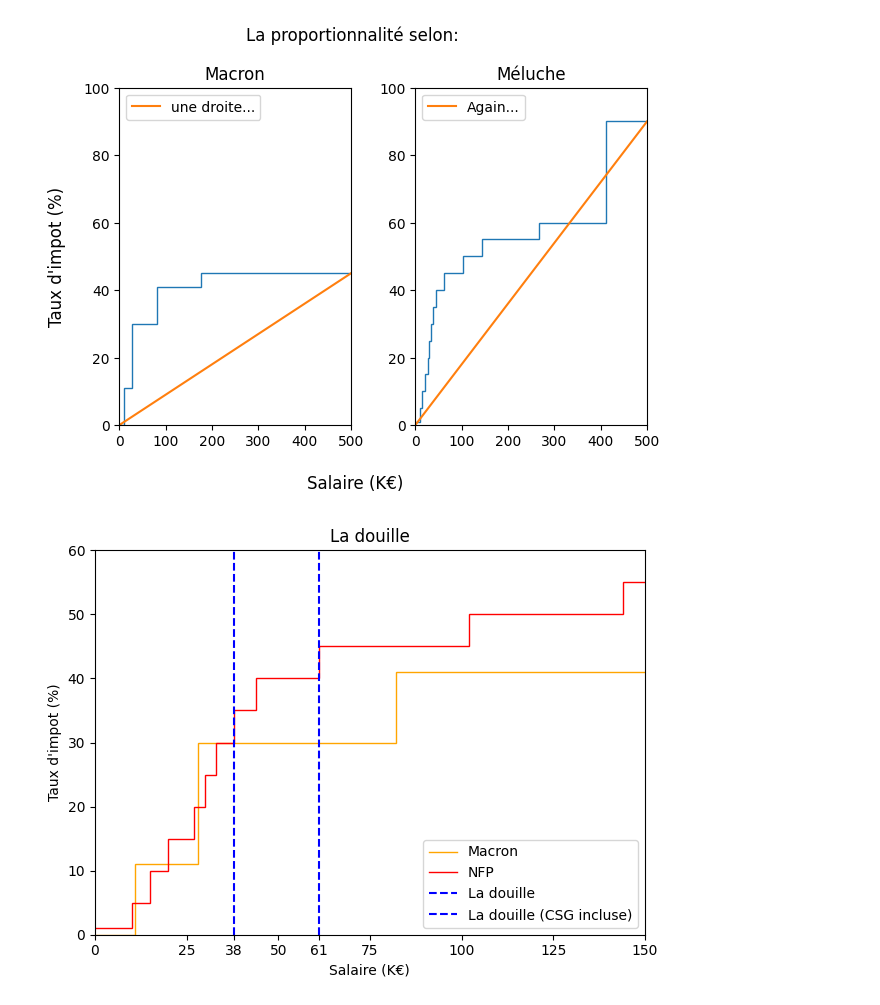
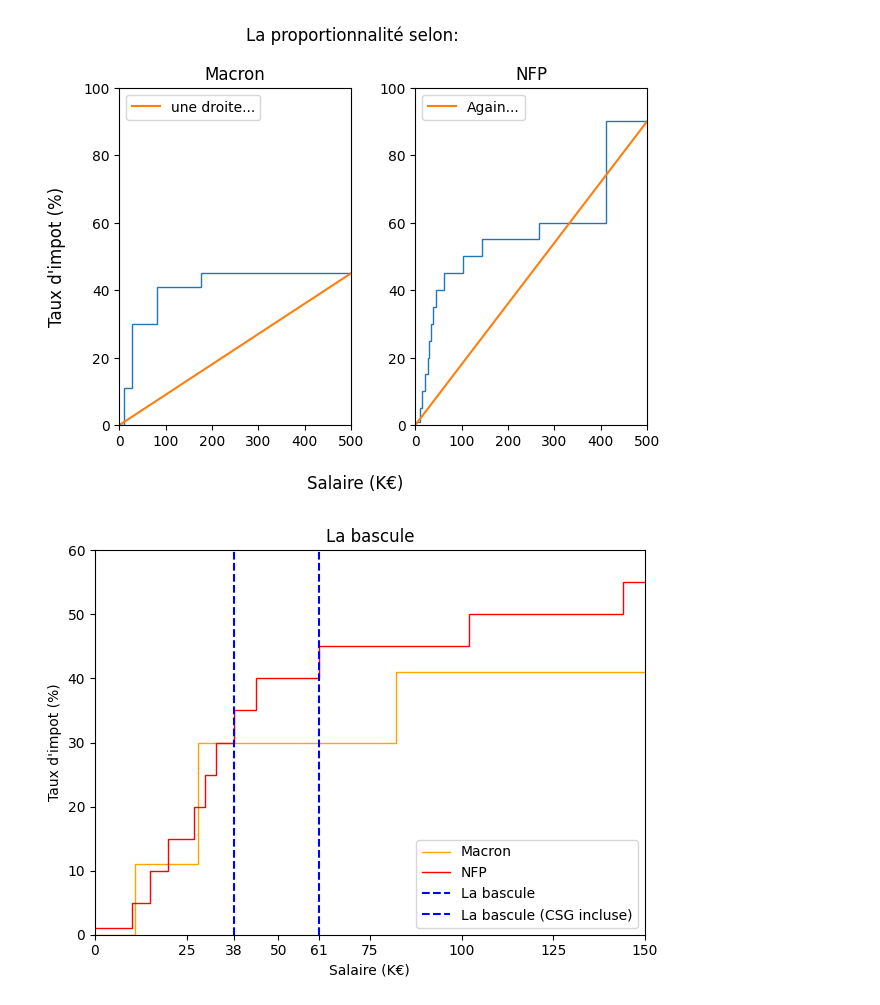
Before and after one commit to MaximeLambertManzi/python-misc-ideas, a Jupyter notebook: impots.ipynb, the cells around one changed output. Cells and saved outputs as stored; diff of their text form; code cells hidden in the pictures.

```diff
--- a/impots.ipynb
+++ b/impots.ipynb
@@ -79,7 +21,7 @@ fig.supxlabel("Salaire (K€)")
 fig.supylabel("Taux d'impot (%)")
 
 ax[0].title.set_text("Macron")
-ax[1].title.set_text("Méluche")
+ax[1].title.set_text("NFP")
 
 ax[0].set_ylim(0, 100)
 ax[1].set_ylim(0, 100)
@@ -98,41 +40,41 @@ ax[0].legend(compare_1, ["une droite..."], loc="upper left")
 ax[1].legend(compare_2, ["Again..."], loc="upper left")
 
 fig.tight_layout()
-fig.savefig("out.png")
+# fig.savefig("out1.png")
 # %% [output]
-[figure, old version]
+[figure, new version]
 # %%
 fig, ax = plt.subplots(1, 1)
 
-ax.set_title("La douille")
+ax.set_title("La bascule")
 ax.set_xlabel("Salaire (K€)")
 ax.set_ylabel("Taux d'impot (%)")
 
 ax.set_ylim(0, 60)
 ax.set_xlim(0, 150)
 
 og_mac = ax.stairs(
     taux_macron, salaires_macron, baseline=None, label="Macron", color="orange"
 )
 og_nfp = ax.stairs(taux_nfp, salaires_nfp, baseline=None, label="NFP", color="red")
 
 plt.vlines(
-    x=38, ymin=0, ymax=60, colors="blue", linestyles="dashed", label="La douille"
+    x=38, ymin=0, ymax=60, colors="blue", linestyles="dashed", label="La bascule"
 )
 plt.vlines(
     x=61,
     ymin=0,
     ymax=60,
     colors="blue",
     linestyles="dashed",
-    label="La douille (CSG incluse)",
+    label="La bascule (CSG incluse)",
 )
 
 plt.xticks([0, 25, 38, 50, 61, 75, 100, 125, 150])
 
 ax.legend(loc="lower right")
 
 fig.tight_layout()
-fig.savefig("out.png")
+# fig.savefig("out2.png")
 # %% [output]
-[figure, old version]
+[figure, new version]
```
Also changed, not shown: parts of 8 cells of this notebook, 10 other files.
